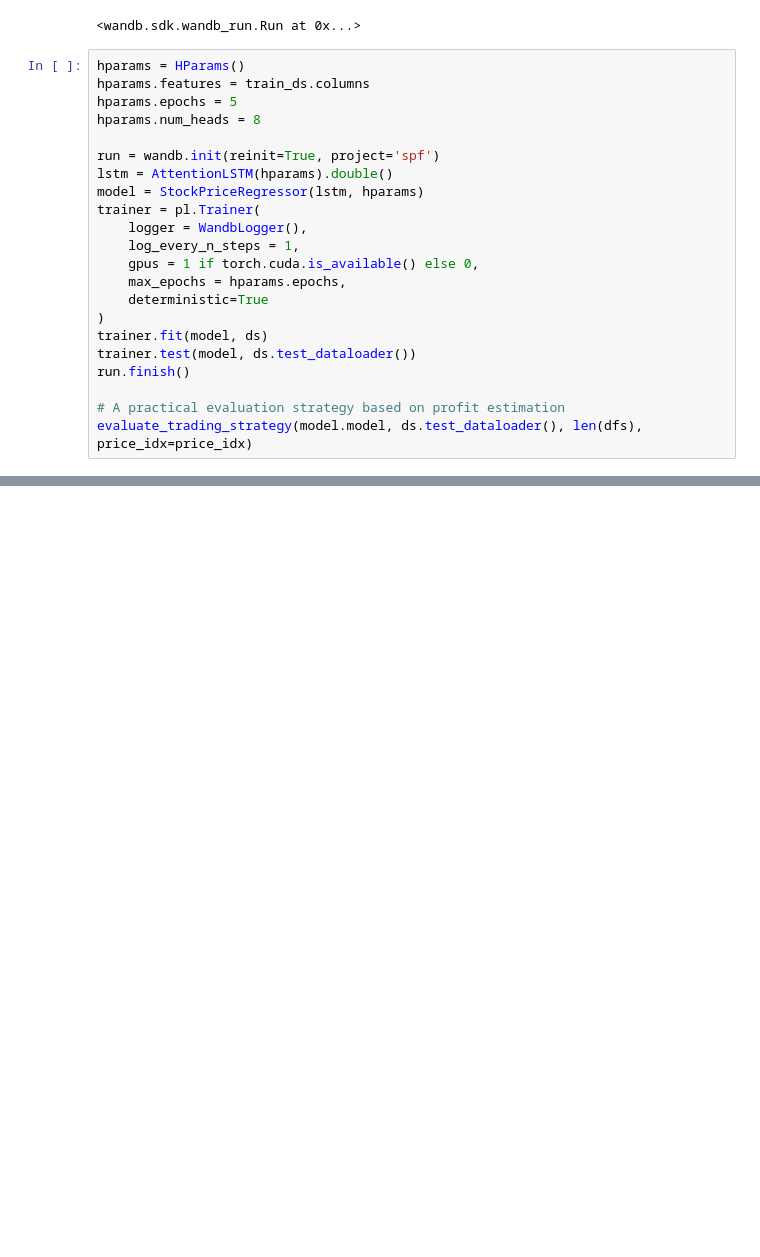
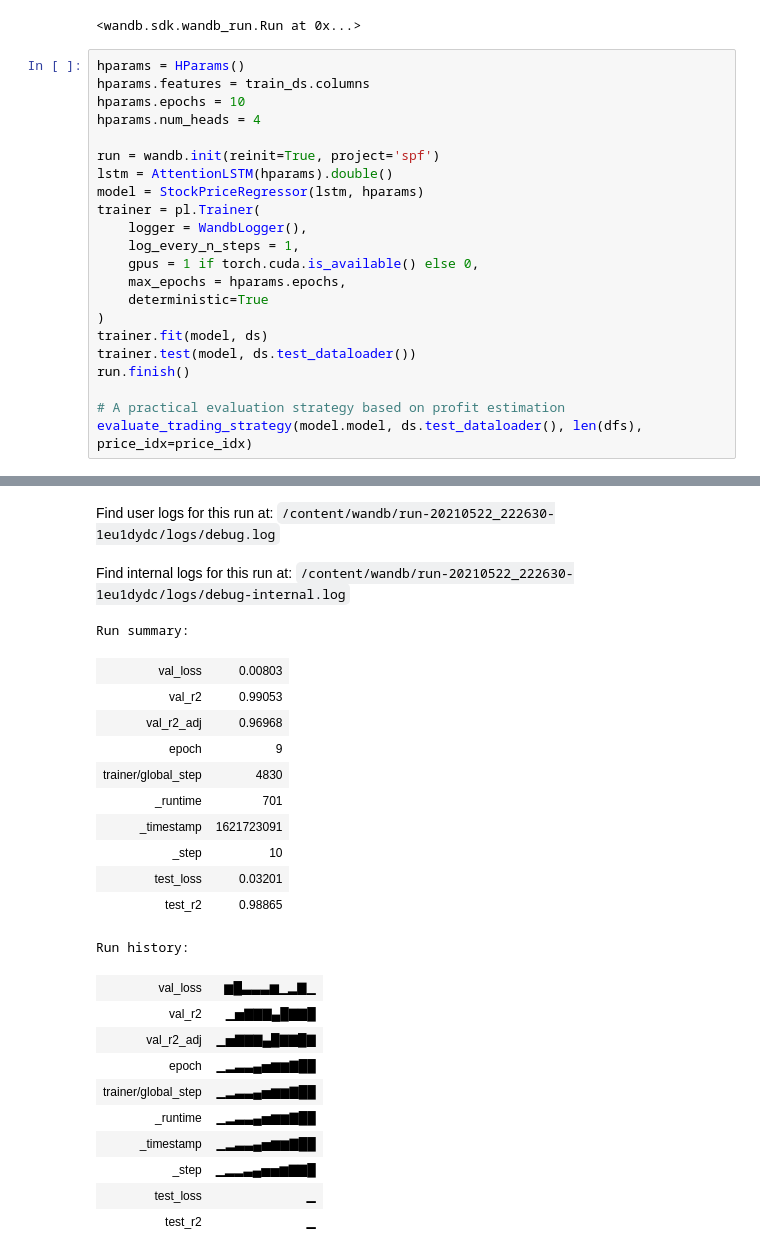
Before and after one commit to LeonardoEmili/stock-price-forecasting, a Jupyter notebook: forecasting.ipynb, the cells around one changed output, grey strips where cells are left out. Drawn from its saved outputs; the diff is of its cells as text; blank space fills up the shorter version.

```diff
--- a/forecasting.ipynb
+++ b/forecasting.ipynb
@@ -804,8 +804,8 @@ run
 # %%
 hparams = HParams()
 hparams.features = train_ds.columns
-hparams.epochs = 5
-hparams.num_heads = 8
+hparams.epochs = 10
+hparams.num_heads = 4
 
 run = wandb.init(reinit=True, project='spf')
 lstm = AttentionLSTM(hparams).double()
@@ -845,0 +855,24 @@ Global seed set to 42
+Find user logs for this run at: /content/wandb/run-20210522_222630-1eu1dydc/logs/debug.log
+Find internal logs for this run at: /content/wandb/run-20210522_222630-1eu1dydc/logs/debug-internal.log
+Run summary:
+| val_loss | 0.00803 |
+| val_r2 | 0.99053 |
+| val_r2_adj | 0.96968 |
+| epoch | 9 |
+| trainer/global_step | 4830 |
+| _runtime | 701 |
+| _timestamp | 1621723091 |
+| _step | 10 |
+| test_loss | 0.03201 |
+| test_r2 | 0.98865 |
+Run history:
+| val_loss | ▆█▃▃▃▆▁▂▇▁ |
+| val_r2 | ▁▅▇▇▇▄█▇▇█ |
+| val_r2_adj | ▁▅▇▇▇▄█▇▇█▇ |
+| epoch | ▁▂▃▃▄▅▆▆▇██ |
+| trainer/global_step | ▁▂▃▃▄▅▆▆▇██ |
+| _runtime | ▁▂▃▃▄▅▆▆▇██ |
+| _timestamp | ▁▂▃▃▄▅▆▆▇██ |
+| _step | ▁▂▂▃▄▅▅▆▇▇█ |
+| test_loss | ▁ |
+| test_r2 | ▁ |
```
Also changed, not shown: parts of 3 cells of this notebook.
